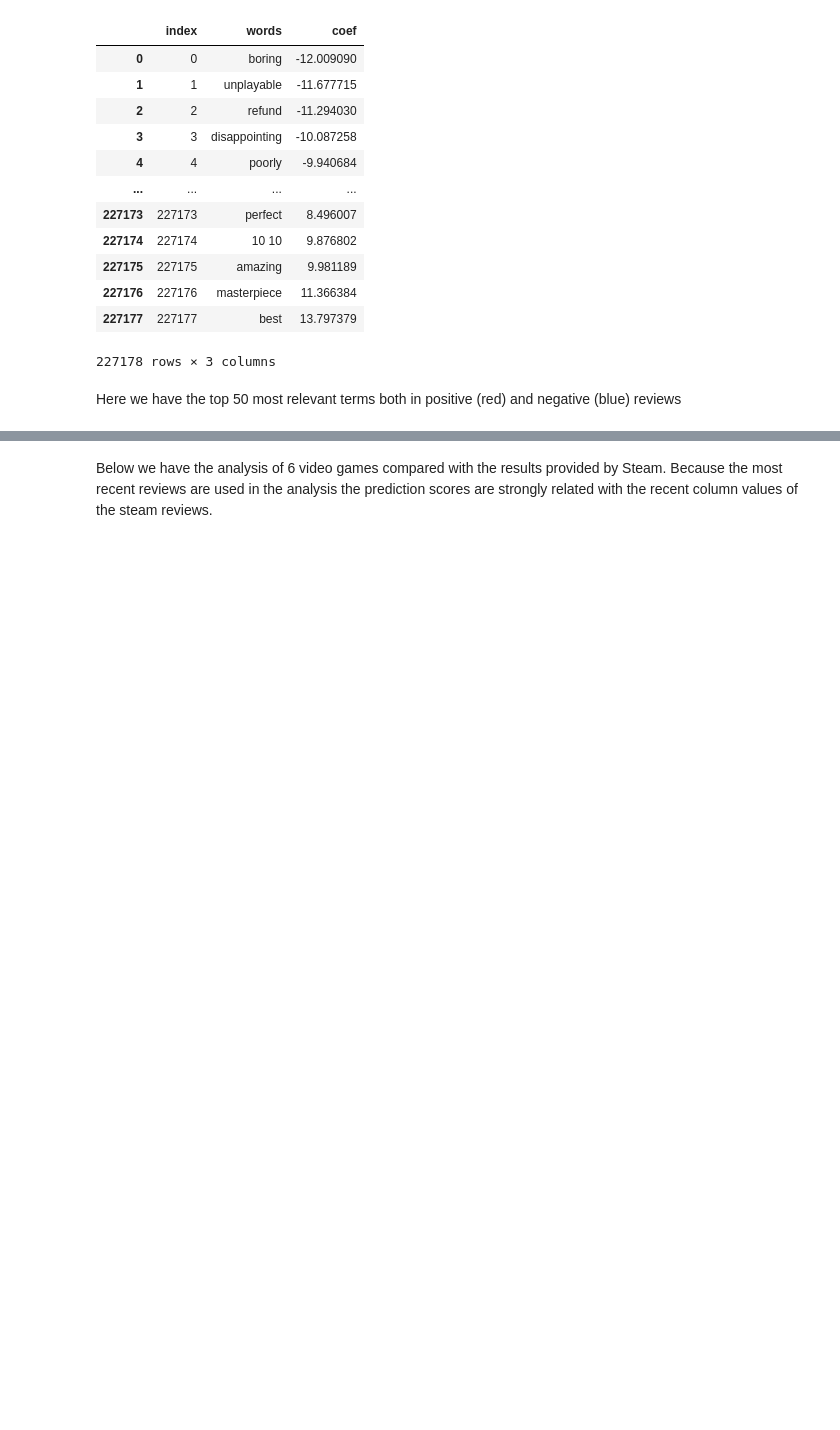
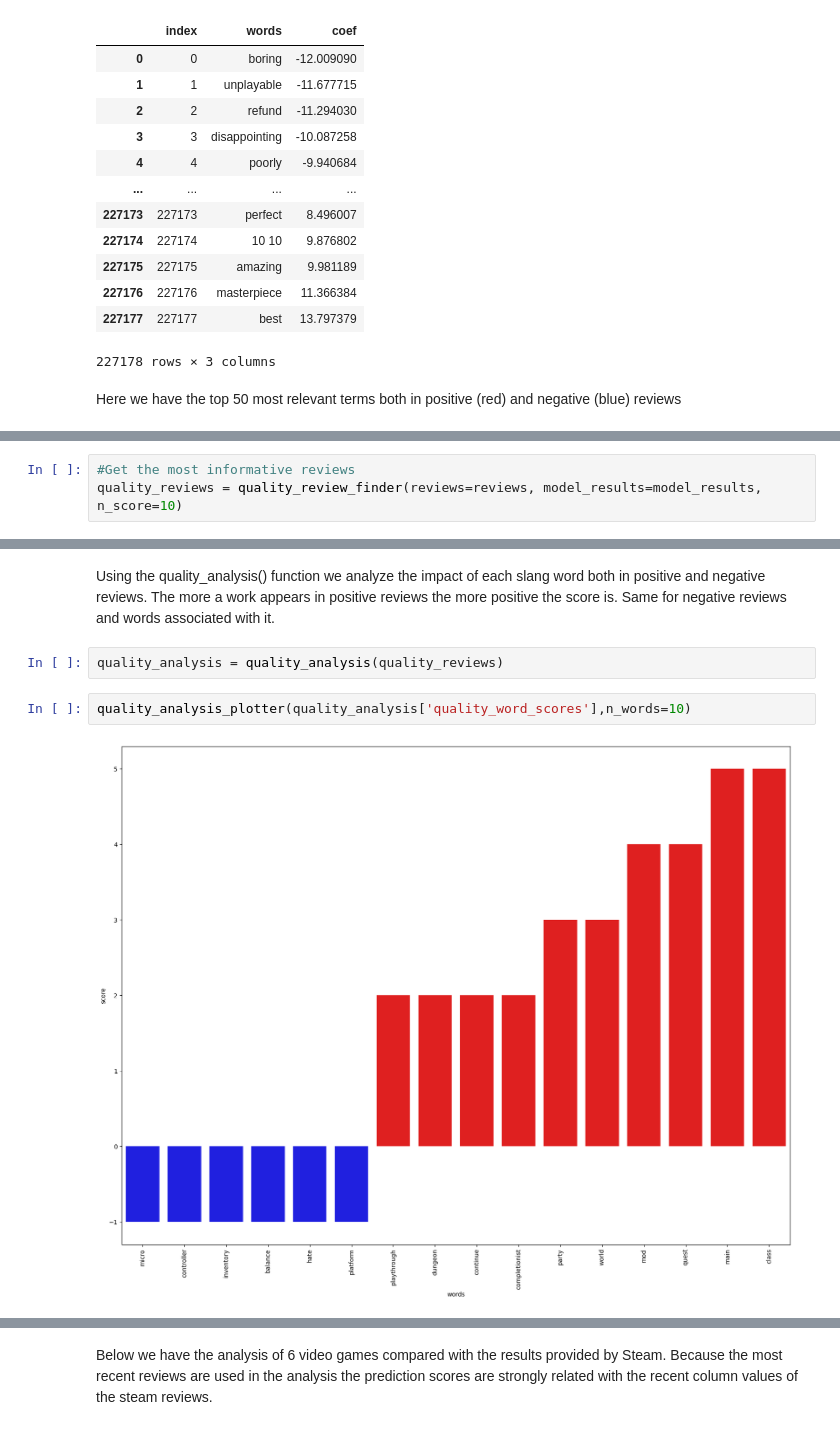
Before and after one commit to FeD7791/steam_reviews_project, a Jupyter notebook: steam_game_reviews.ipynb, the cells around one changed output, grey strips where cells are left out. Saved outputs shown, nothing was run; the diff lists cells and outputs as text; blank space fills up the shorter version.

```diff
--- a/steam_game_reviews.ipynb
+++ b/steam_game_reviews.ipynb
@@ -218,0 +204,3 @@ The result is presentend in a graph with two components:
+# %%
+#Get the most informative reviews
+quality_reviews = quality_review_finder(reviews=reviews, model_results=model_results, n_score=10)
@@ -218,0 +243,8 @@ The result is presentend in a graph with two components:
+# %% [markdown]
+Using the quality_analysis() function we analyze the impact of each slang word both in positive and negative reviews. The more a work appears in positive reviews the more positive the score is. Same for negative reviews and words associated with it.
+# %%
+quality_analysis = quality_analysis(quality_reviews)
+# %%
+quality_analysis_plotter(quality_analysis['quality_word_scores'],n_words=10)
+# %% [output]
+[figure, added]
```
Also changed, not shown: parts of 20 cells of this notebook.
